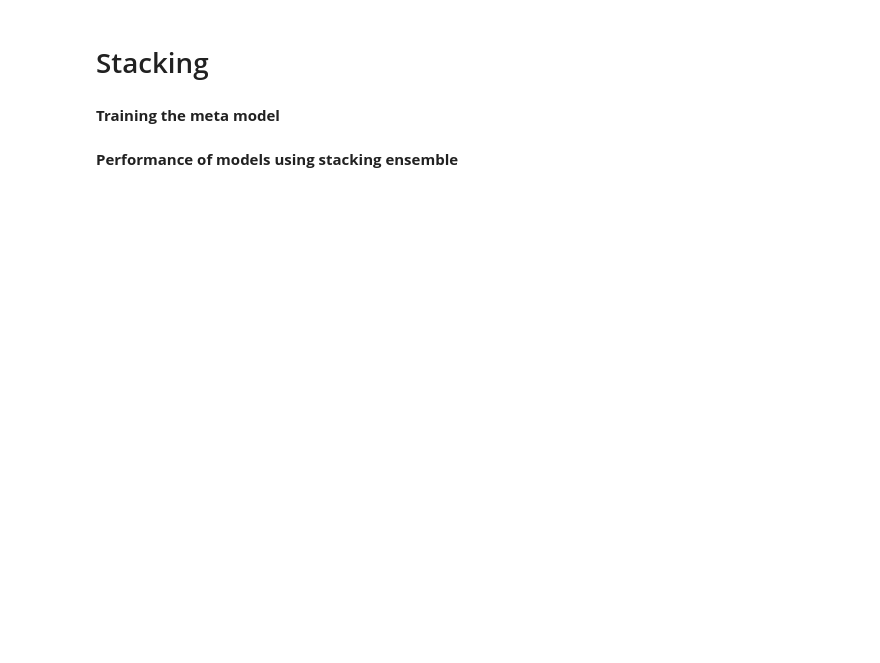
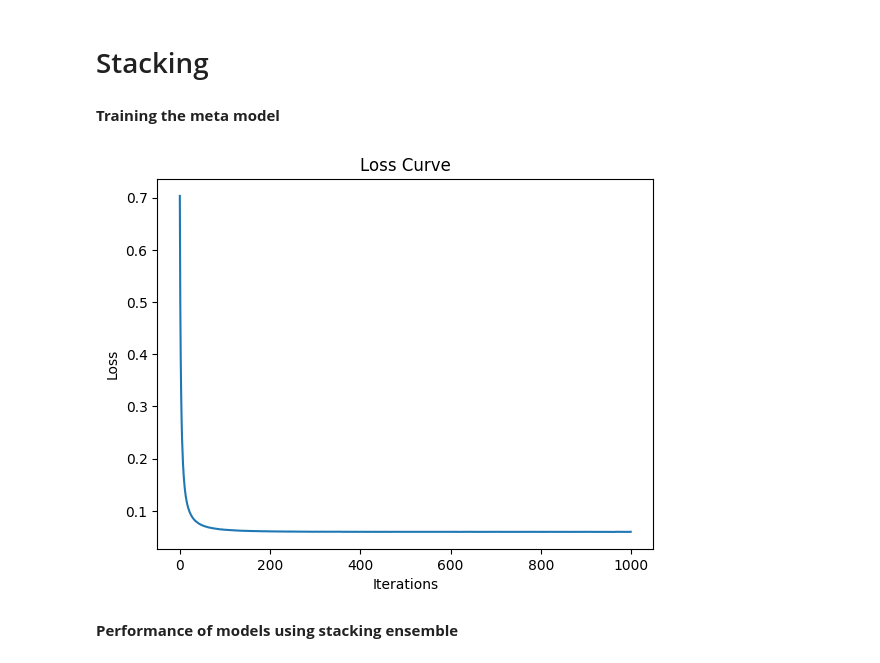
Before and after one commit to Abir66/CSE-472-Machine-Learning-Sessional, a Jupyter notebook: Offline-2-LR-with-Bagging-and-Stacking/src/190066.ipynb, the cells around one changed output. Drawn from its saved outputs; the diff is of its cells as text; code cells hidden in the pictures; blank space fills up the shorter version.

```diff
--- a/Offline-2-LR-with-Bagging-and-Stacking/src/190066.ipynb
+++ b/Offline-2-LR-with-Bagging-and-Stacking/src/190066.ipynb
@@ -637,18 +718,20 @@ plt.show()
 # %%
 #  predict on validation set using the bagging classifiers
 y_pred_validation = np.zeros((X_validation.shape[0], len(bagging_classifiers)))
 for i, clf in enumerate(bagging_classifiers):
     y_pred_validation[:,i] = clf.predict(X_validation)
 
 
 # add previous features with predictions of individual classifiers
 stacking_features = np.column_stack((X_validation, y_pred_validation))
 
 
 # Train a meta-model
 # meta_model = LogisticRegression(random_state=42)
-meta_model = CustomLogisticRegression(learning_rate=0.5, max_iter=1000, regularization="l2", lambda_param=0.005, show_loss_curve=True, random_state=42)
+meta_model = CustomLogisticRegression(learning_rate=0.8, max_iter=1000, regularization="l1", lambda_param=0.005, show_loss_curve=True, random_state=42)
 meta_model.fit(stacking_features, y_validation)
+# %% [output]
+[figure, added]
 # %% [markdown]
 **Performance of models using stacking ensemble**
 # %%
```
Also changed, not shown: parts of 12 cells of this notebook, 4 other files.
